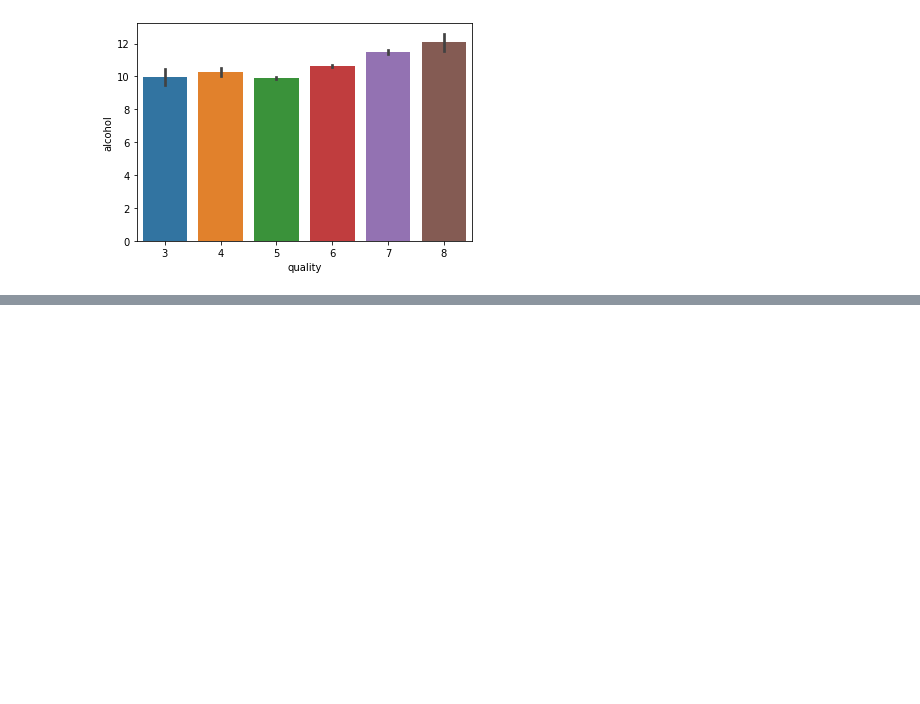
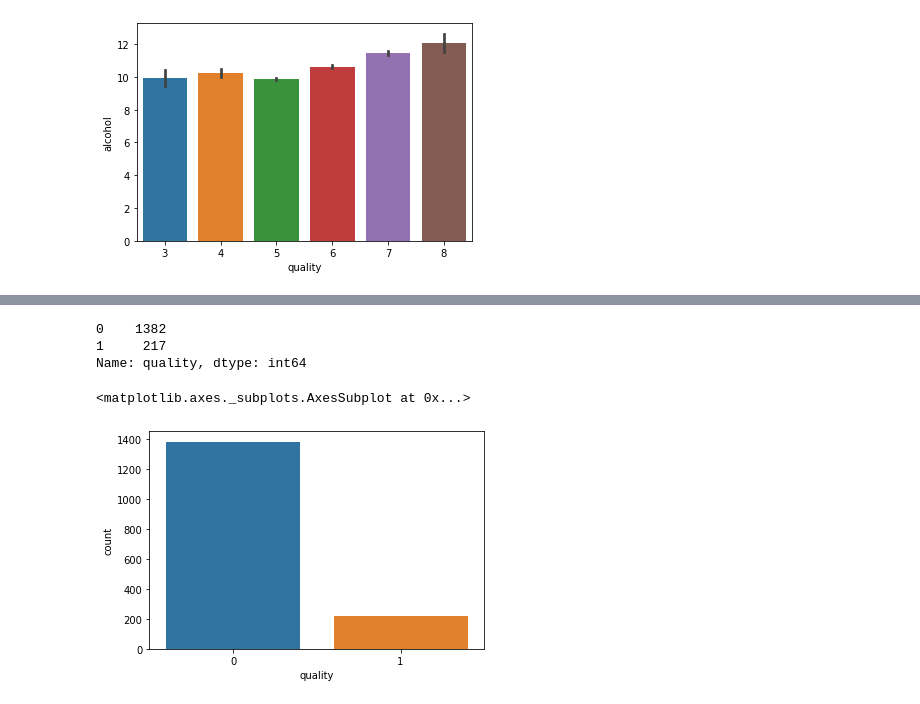
Before and after one commit to saurabhsingh1411/10_simple_project_data_science, a Jupyter notebook: Wine Quality Indicator/Wine_Quality_indicator.ipynb, the cells around one changed output, grey strips where cells are left out. Drawn from its saved outputs; the diff is of its cells as text; code cells hidden in the pictures; blank space fills up the shorter version.

```diff
--- a/Wine Quality Indicator/Wine_Quality_indicator.ipynb
+++ b/Wine Quality Indicator/Wine_Quality_indicator.ipynb
@@ -109,3 +110,7 @@ sns.barplot(x = 'quality', y = 'alcohol', data = wine)
 # %% [output]
 <matplotlib.axes._subplots.AxesSubplot at 0x...>
 [figure]
+# %%
+bins=(2,6.5,8)
+group_names=['bad','good']
+wine['quality']=pd.cut(wine['quality'],bins=bins,labels=group_names)
@@ -111,0 +126,16 @@ sns.barplot(x = 'quality', y = 'alcohol', data = wine)
+# %%
+
+le=LabelEncoder()
+
+wine['quality']=le.fit_transform(wine['quality'])
+# %%
+wine['quality'].value_counts()
+# %% [output]
+0    1382
+1     217
+Name: quality, dtype: int64
+# %%
+sns.countplot(wine['quality'])
+# %% [output]
+<matplotlib.axes._subplots.AxesSubplot at 0x...>
+[figure, added]
```
Also changed, not shown: parts of 16 cells of this notebook.
